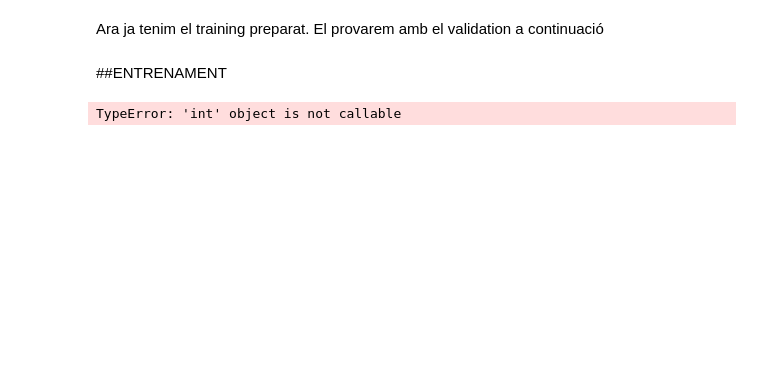
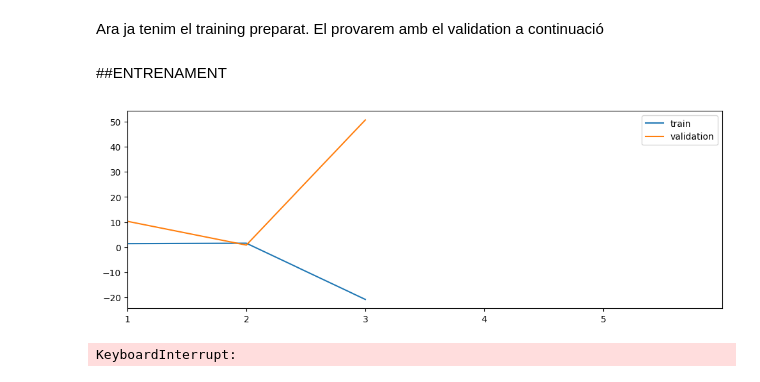
Before and after one commit to enVives/TFG, a Jupyter notebook: EvaluacioArquitectures.ipynb, the cells around one changed output. Cells and saved outputs as stored; diff of their text form; code cells hidden in the pictures; blank space fills up the shorter version.

```diff
--- a/EvaluacioArquitectures.ipynb
+++ b/EvaluacioArquitectures.ipynb
@@ -324,7 +324,11 @@ Ara ja tenim el training preparat. El provarem amb el validation a continuació
 # %%
 def tria_model(numero_model):
   if numero_model == 0:
-    alexnetbinary = models.alexnet(pretrained=False)
+    alexnetbinary = models.alexnet(weights=None)
+
+    for param in alexnetbinary.features.parameters():
+            param.requires_grad = True
+
     alexnetbinary.classifier = nn.Sequential(
     torch.nn.Linear(9216, 1024),
     nn.ReLU(),
@@ -332,14 +336,17 @@ def tria_model(numero_model):
     nn.ReLU(),
     torch.nn.Linear(1024, 512),
     nn.ReLU(),
-    torch.nn.Linear(512, 1),
-    nn.Sigmoid()
+    torch.nn.Linear(512, 1)
     )
     loss_fn = nn.BCEWithLogitsLoss()
 
     return alexnetbinary,loss_fn
   elif numero_model == 1:
-    alexnetmulticlass = models.alexnet(pretrained=False)
+    alexnetmulticlass = models.alexnet(weights=None)
+
+    for param in alexnetmulticlass.features.parameters():
+            param.requires_grad = True
+
     alexnetmulticlass.classifier = nn.Sequential(
     torch.nn.Linear(9216, 1024),
     nn.ReLU(),
@@ -381,48 +388,62 @@ for epoch in pbar:
     train_loss = 0
     val_loss = 0
 
-    model.train()
+
     for batch_num, (input_img, target) in enumerate(train_loader, 1):
+        model.train()
+        optimizer.zero_grad()
+
+        target = target.to(device)
+        target = torch.unsqueeze(target, 1)
+
         input_img = input_img.to(device)
-        target = target.to(device)
+        output = model(input_img.to(device))
 
-        output = model(input_img.to(device))
-        loss = loss_fn(output, target.to(device))
+        # output = output.detach()
+        # output = output.squeeze(1)
+        # print(loss.requires_grad)  # Should be True
+        # print(output.requires_grad)
+        # print(output)
+        # print(target)
+        loss = loss_fn(output, target.float())
         loss.backward()
         optimizer.step()
-        optimizer.zero_grad()
+
 
         train_loss += loss.item()
 
     model.eval()
     with torch.no_grad():
         for input_img, target in val_loader:
             input_img = input_img.to(device)
+
             target = target.to(device)
+            target = torch.unsqueeze(target, 1)
 
             output = model(input_img)
-            loss = loss_fn(output, target)
+            loss = loss_fn(output, target.float())
             val_loss += loss.item()
 
             # RESULTATS
     train_loss /= len(train_loader)
     t_loss[epoch - 1] = train_loss
 
     val_loss /= len(val_loader)
     v_loss[epoch - 1] = val_loss
 
     # VISUALITZACIO DINAMICA
     plt.figure(figsize=(12, 4))
     pl.plot(t_loss[:epoch], label="train")
     pl.plot(v_loss[:epoch], label="validation")
     pl.legend()
     pl.xlim(0, EPOCHS)
     pl.xticks(range(0, EPOCHS, 1), range(1, EPOCHS + 1, 1))
 
-    display.clear_output(wait=True)
-    display.display(pl.gcf())
+    clear_output(wait=True)
+    display(pl.gcf())
     plt.close()
 
     pbar.set_description(f"Epoch:{epoch} Training Loss:{train_loss} Validation Loss:{val_loss}")
 # %% [output]
+[figure, added]
-TypeError: 'int' object is not callable
+KeyboardInterrupt:
```
Also changed, not shown: parts of 2 cells of this notebook.
